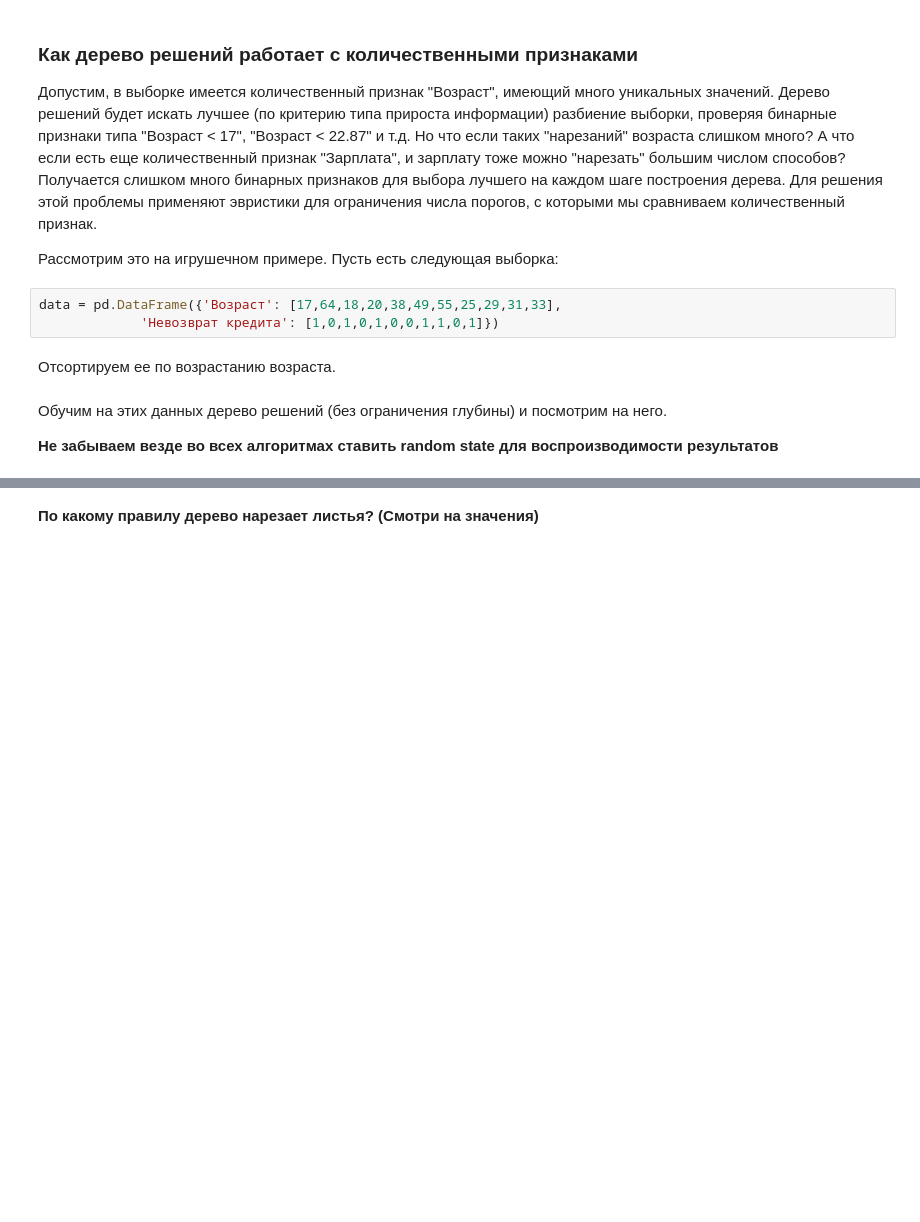
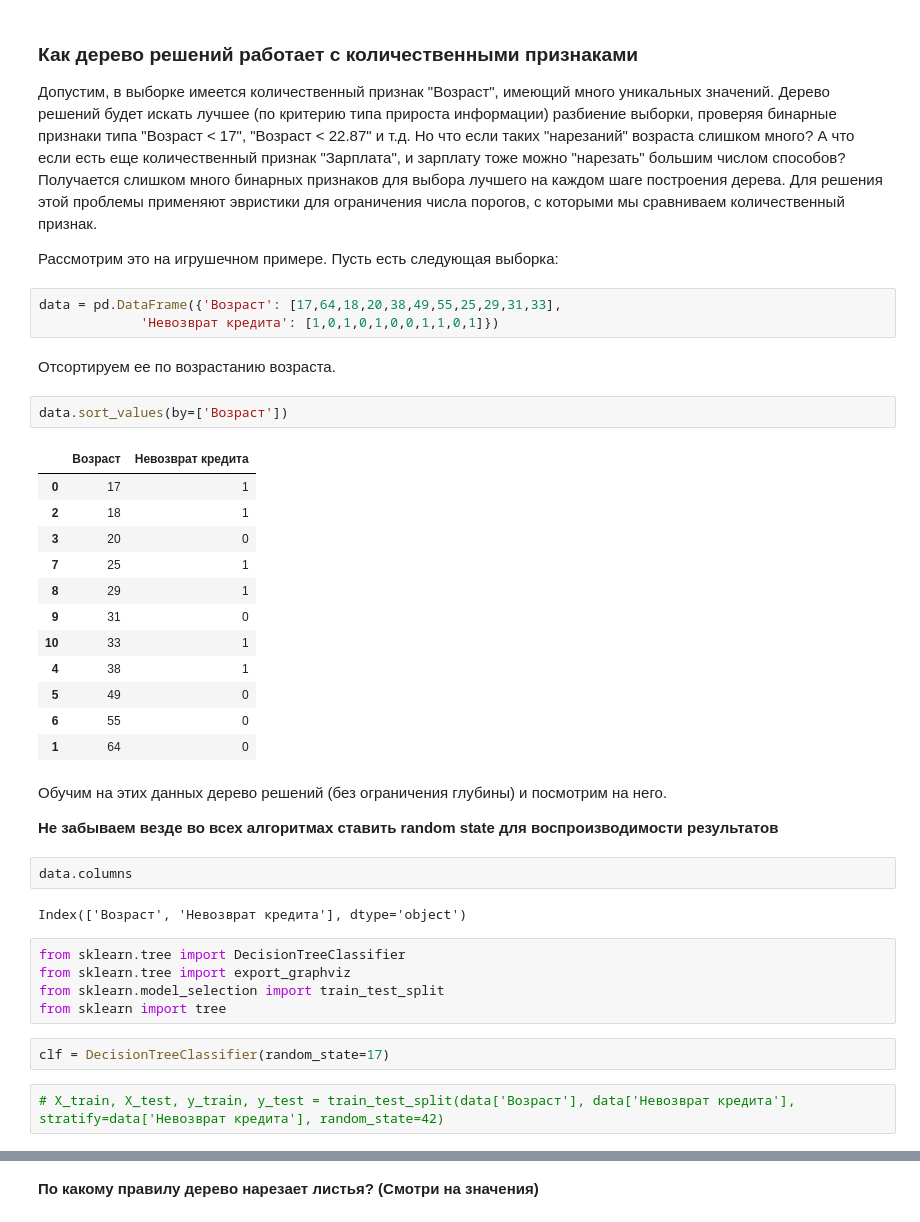
Before and after one commit to jcartwri/zombie1, a Jupyter notebook: Epic Journey_Part3_Classification_DecisionTree_knn.ipynb, the cells around one changed output, grey strips where cells are left out. Cells and saved outputs as stored; diff of their text form; blank space fills up the shorter version.

```diff
--- a/Epic Journey_Part3_Classification_DecisionTree_knn.ipynb
+++ b/Epic Journey_Part3_Classification_DecisionTree_knn.ipynb
@@ -147,7 +184,35 @@ data = pd.DataFrame({'Возраст': [17,64,18,20,38,49,55,25,29,31,33],
              'Невозврат кредита': [1,0,1,0,1,0,0,1,1,0,1]})
 # %% [markdown]
 Отсортируем ее по возрастанию возраста.
+# %%
+data.sort_values(by=['Возраст'])
+# %% [output]
+|  | Возраст | Невозврат кредита |
+| 0 | 17 | 1 |
+| 2 | 18 | 1 |
+| 3 | 20 | 0 |
+| 7 | 25 | 1 |
+| 8 | 29 | 1 |
+| 9 | 31 | 0 |
+| 10 | 33 | 1 |
+| 4 | 38 | 1 |
+| 5 | 49 | 0 |
+| 6 | 55 | 0 |
+| 1 | 64 | 0 |
 # %% [markdown]
 Обучим на этих данных дерево решений (без ограничения глубины) и посмотрим на него.
 
 **Не забываем везде во всех алгоритмах ставить random state для воспроизводимости результатов**
+# %%
+data.columns
+# %% [output]
+Index(['Возраст', 'Невозврат кредита'], dtype='object')
+# %%
+from sklearn.tree import DecisionTreeClassifier
+from sklearn.tree import export_graphviz
+from sklearn.model_selection import train_test_split
+from sklearn import tree
+# %%
+clf = DecisionTreeClassifier(random_state=17)
+# %%
+# X_train, X_test, y_train, y_test = train_test_split(data['Возраст'], data['Невозврат кредита'], stratify=data['Невозврат кредита'], random_state=42)
```
Also changed, not shown: parts of 25 cells of this notebook, 13 other files.
